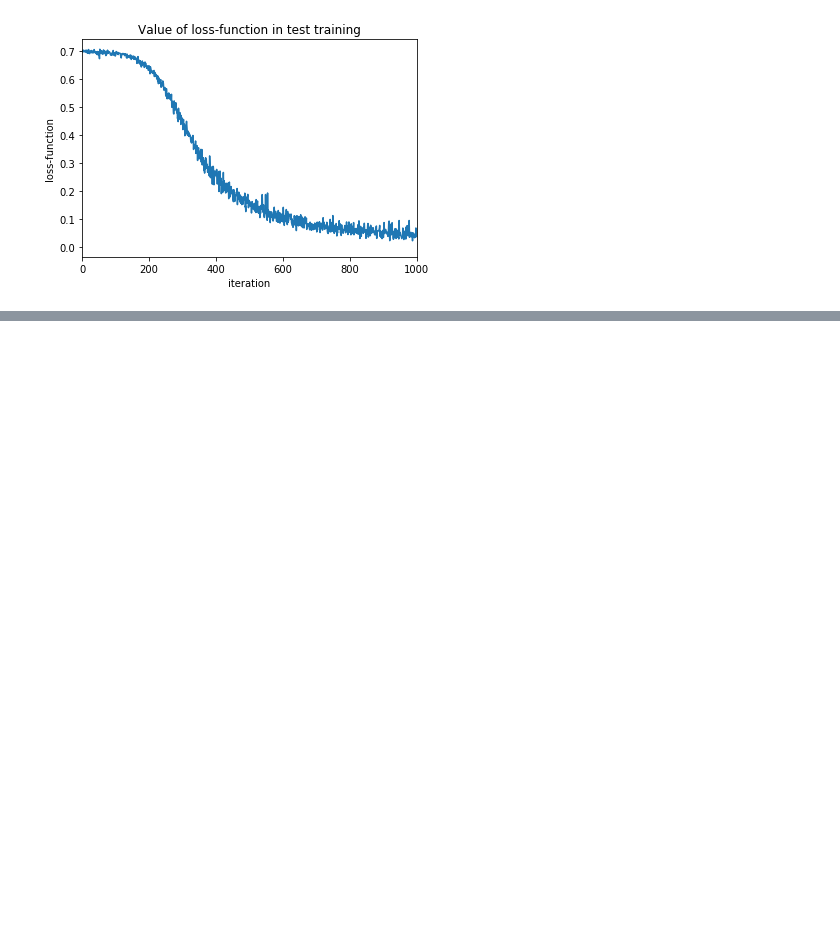
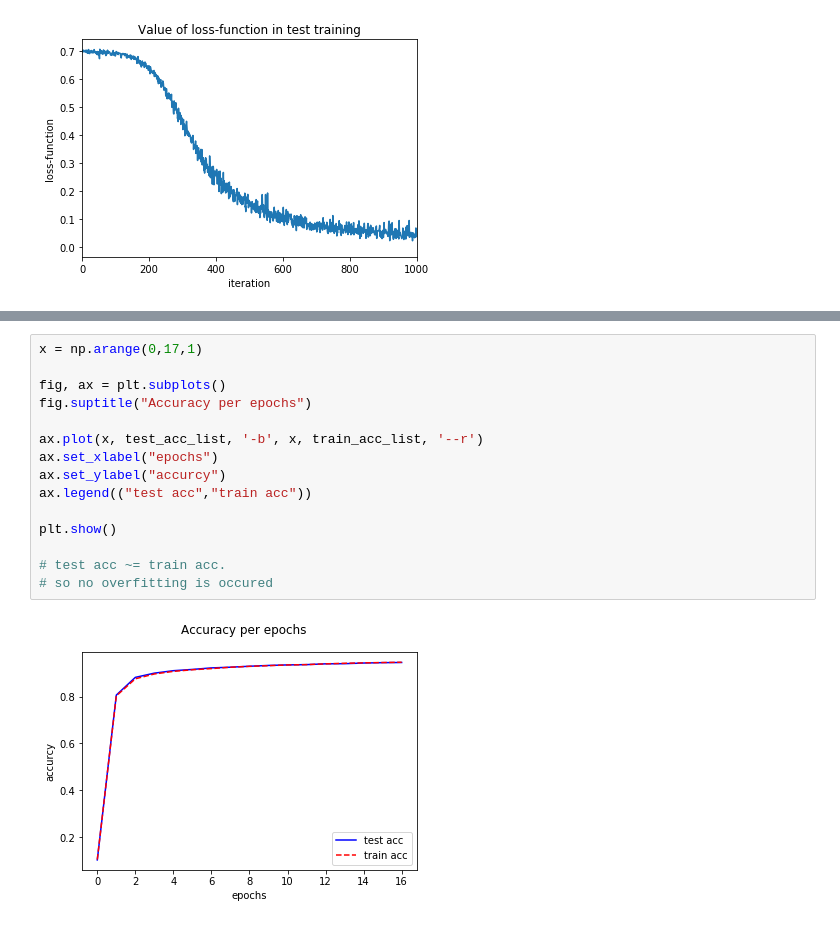
Before and after one commit to HansBlackCat/Python, a Jupyter notebook: MachineLearning/DeepLearning/cp4_Neural Network Training.ipynb, the cells around one changed output, grey strips where cells are left out. Cells and saved outputs as stored; diff of their text form; blank space fills up the shorter version.

```diff
--- a/MachineLearning/DeepLearning/cp4_Neural Network Training.ipynb
+++ b/MachineLearning/DeepLearning/cp4_Neural Network Training.ipynb
@@ -562,0 +636,17 @@ plt.show()
+# %%
+x = np.arange(0,17,1)
+
+fig, ax = plt.subplots()
+fig.suptitle("Accuracy per epochs")
+
+ax.plot(x, test_acc_list, '-b', x, train_acc_list, '--r')
+ax.set_xlabel("epochs")
+ax.set_ylabel("accurcy")
+ax.legend(("test acc","train acc"))
+
+plt.show()
+
+# test acc ~= train acc.
+# so no overfitting is occured
+# %% [output]
+[figure, added]
```
Also changed, not shown: parts of 4 cells of this notebook, 1 other file.
